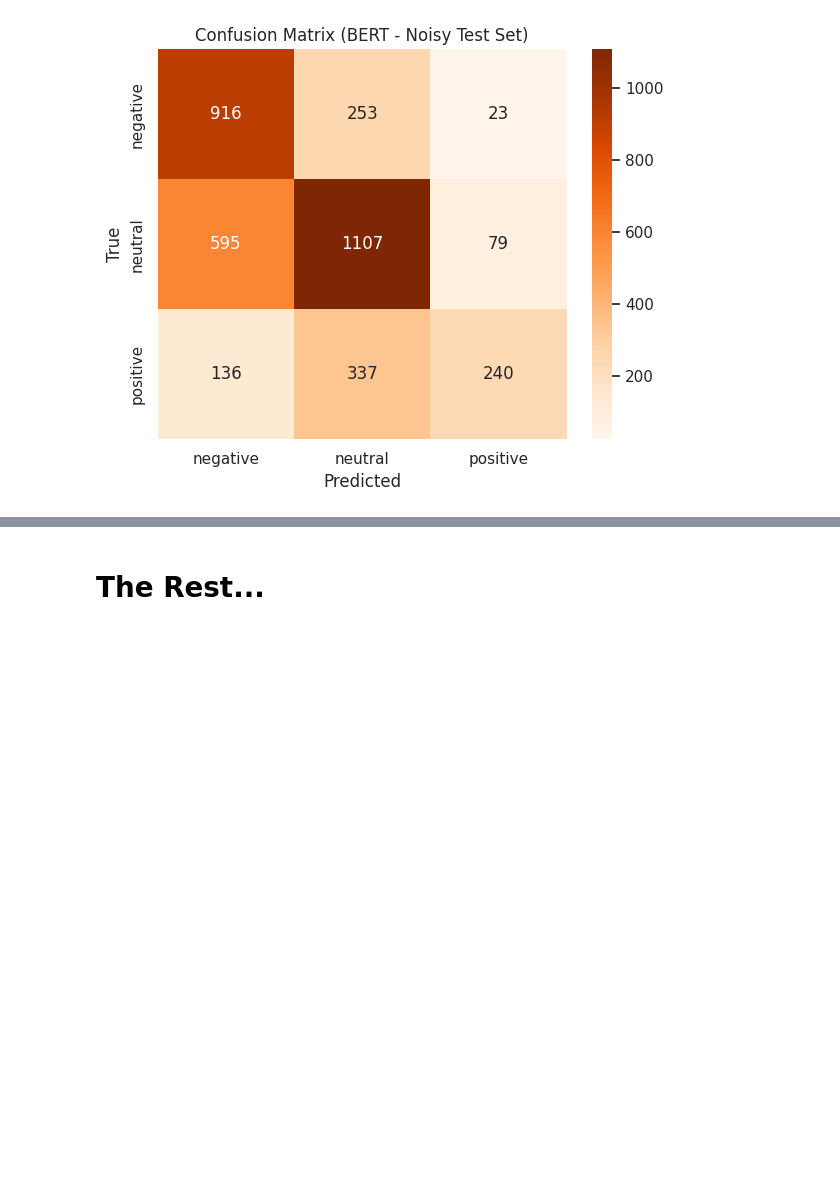
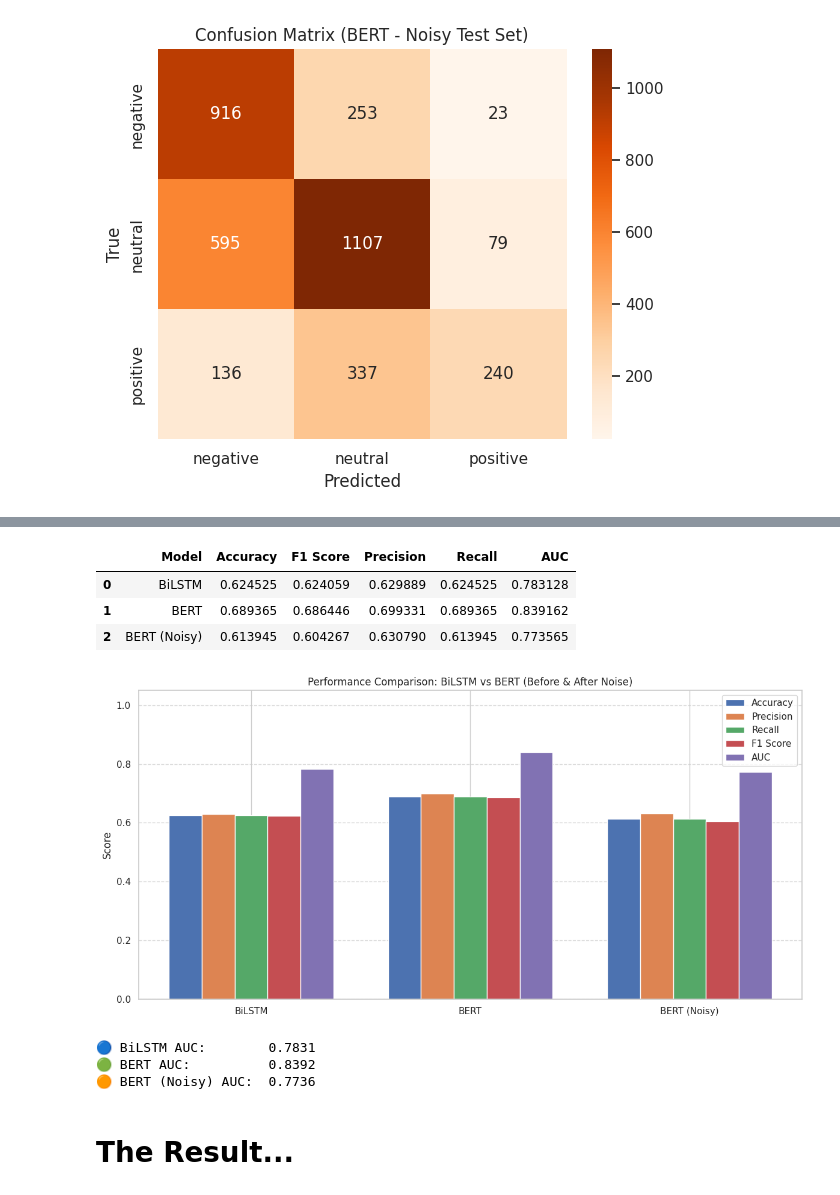
Before and after one commit to JaminUbuntu/IBOK_NLP_2-CW, a Jupyter notebook: IBOK_NLP_DL_CW.ipynb, the cells around one changed output, grey strips where cells are left out. Drawn from its saved outputs; the diff is of its cells as text; code cells hidden in the pictures; blank space fills up the shorter version.

```diff
--- a/IBOK_NLP_DL_CW.ipynb
+++ b/IBOK_NLP_DL_CW.ipynb
@@ -852,2 +948,69 @@ plt.show()
+# %%
+y_pred_bilstm = y_pred_probs  # from bilstm_model.predict(X_test_lstm)
+y_pred_bert = predictions.predictions  # from trainer.predict(test_dataset)
+y_pred_noisy = noisy_preds.predictions  # from trainer.predict(noisy_test_dataset)
+# %%
+# AUC per model
+auc_bilstm = roc_auc_score(y_true_bilstm, y_pred_bilstm, average='weighted', multi_class='ovr')
+auc_bert = roc_auc_score(y_true_bert, y_pred_bert, average='weighted', multi_class='ovr')
+auc_noisy = roc_auc_score(y_true_noisy, y_pred_noisy, average='weighted', multi_class='ovr')
+# %%
+# Metrics (make sure the metric variables are defined beforehand)
+results_comparison = {
+    "Model": ["BiLSTM", "BERT", "BERT (Noisy)"],
+    "Accuracy": [bilstm_accuracy, bert_accuracy, accuracy_score(noisy_true_labels, noisy_pred_labels)],
+    "F1 Score": [bilstm_f1, bert_f1, precision_recall_fscore_support(noisy_true_labels, noisy_pred_labels, average='weighted')[2]],
+    "Precision": [bilstm_precision, bert_precision, precision_recall_fscore_support(noisy_true_labels, noisy_pred_labels, average='weighted')[0]],
+    "Recall": [bilstm_recall, bert_recall, precision_recall_fscore_support(noisy_true_labels, noisy_pred_labels, average='weighted')[1]],
+    "AUC": [auc_bilstm, auc_bert, auc_noisy]
+}
+# %%
+# Create and display comparison DataFrame
+results_df = pd.DataFrame(results_comparison)
+display(results_df)
+# %% [output]
+|  | Model | Accuracy | F1 Score | Precision | Recall | AUC |
+| 0 | BiLSTM | 0.624525 | 0.624059 | 0.629889 | 0.624525 | 0.783128 |
+| 1 | BERT | 0.689365 | 0.686446 | 0.699331 | 0.689365 | 0.839162 |
+| 2 | BERT (Noisy) | 0.613945 | 0.604267 | 0.630790 | 0.613945 | 0.773565 |
+# %%
+# Plot grouped bar chart
+metrics = ["Accuracy", "Precision", "Recall", "F1 Score", "AUC"]
+x = np.arange(len(results_df["Model"]))
+width = 0.15
+
+plt.figure(figsize=(12, 6))
+for i, metric in enumerate(metrics):
+    plt.bar(x + i * width - 0.3, results_df[metric], width, label=metric)
+
+plt.xticks(x, results_df["Model"])
+plt.ylabel("Score")
+plt.ylim(0, 1.05)
+plt.title("Performance Comparison: BiLSTM vs BERT (Before & After Noise)")
+plt.legend()
+plt.grid(axis='y', linestyle='--', alpha=0.7)
+plt.tight_layout()
+plt.show()
+# %% [output]
+[figure, added]
+# %%
+# Predicted probabilities (already softmax/logits)
+y_pred_bilstm = y_pred_probs
+y_pred_bert = predictions.predictions
+y_pred_noisy = noisy_preds.predictions
+
+# Compute AUC scores
+auc_bilstm = roc_auc_score(y_true_bilstm, y_pred_bilstm, average='weighted', multi_class='ovr')
+auc_bert = roc_auc_score(y_true_bert, y_pred_bert, average='weighted', multi_class='ovr')
+auc_noisy = roc_auc_score(y_true_noisy, y_pred_noisy, average='weighted', multi_class='ovr')
+
+# Display AUCs
+print(f"🔵 BiLSTM AUC:        {auc_bilstm:.4f}")
+print(f"🟢 BERT AUC:          {auc_bert:.4f}")
+print(f"🟠 BERT (Noisy) AUC:  {auc_noisy:.4f}")
+# %% [output]
+🔵 BiLSTM AUC:        0.7831
+🟢 BERT AUC:          0.8392
+🟠 BERT (Noisy) AUC:  0.7736
 # %% [markdown]
-# The Rest...
+# The Result...
```
Also changed, not shown: parts of 15 cells of this notebook.
